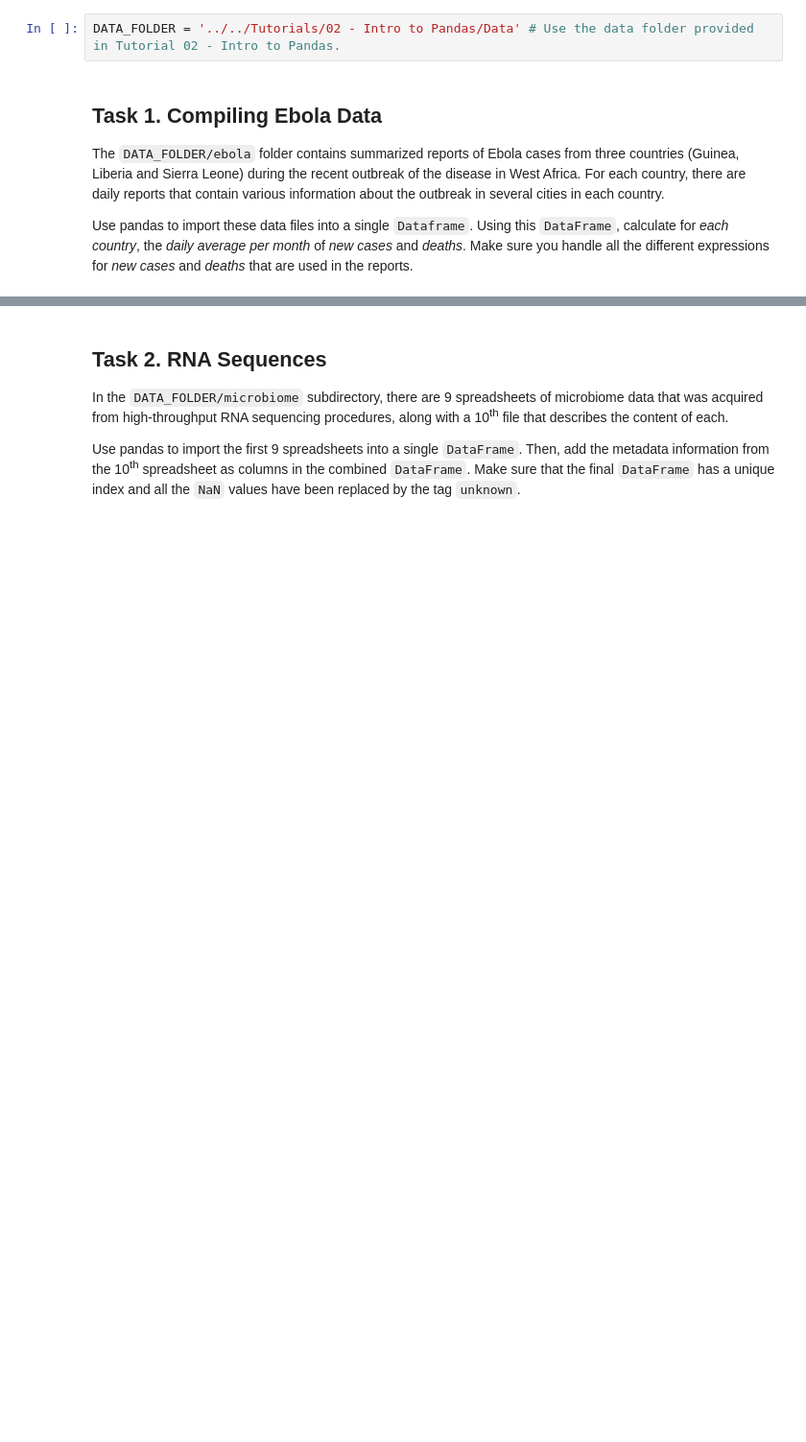
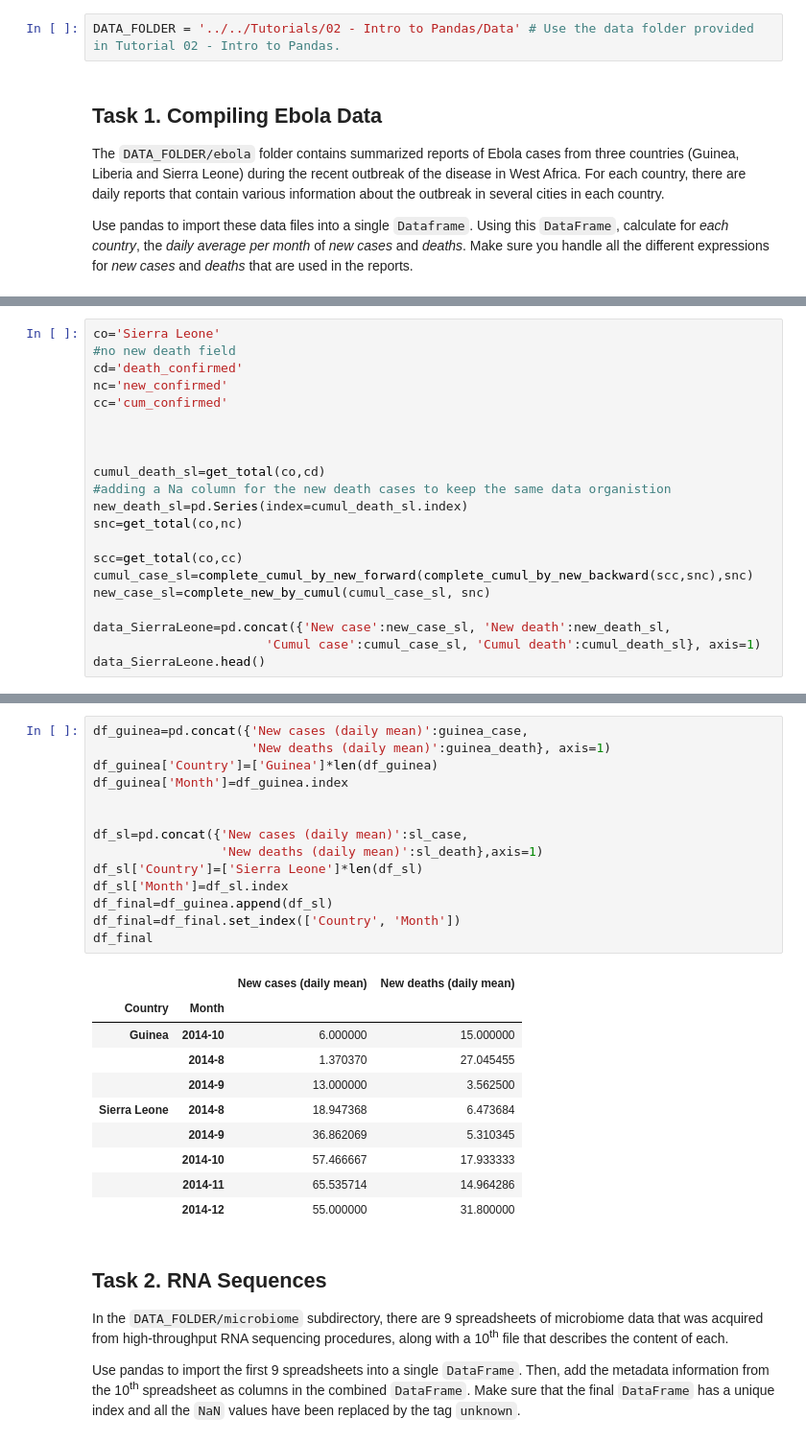
Before and after one commit to Polymere/ADA_Group, a Jupyter notebook: Homework/01 - Pandas and Data Wrangling/Homework 1.ipynb, the cells around one changed output, grey strips where cells are left out. Shown at 96% size. Saved outputs shown, nothing was run; the diff lists cells and outputs as text; blank space fills up the shorter version.

```diff
--- a/Homework/01 - Pandas and Data Wrangling/Homework 1.ipynb
+++ b/Homework/01 - Pandas and Data Wrangling/Homework 1.ipynb
@@ -165,0 +311,21 @@ data_cropped
+# %%
+co='Sierra Leone'
+#no new death field
+cd='death_confirmed'
+nc='new_confirmed'
+cc='cum_confirmed'
+
+
+
+cumul_death_sl=get_total(co,cd)
+#adding a Na column for the new death cases to keep the same data organistion
+new_death_sl=pd.Series(index=cumul_death_sl.index)
+snc=get_total(co,nc)
+
+scc=get_total(co,cc)
+cumul_case_sl=complete_cumul_by_new_forward(complete_cumul_by_new_backward(scc,snc),snc)
+new_case_sl=complete_new_by_cumul(cumul_case_sl, snc)
+
+data_SierraLeone=pd.concat({'New case':new_case_sl, 'New death':new_death_sl,
+                       'Cumul case':cumul_case_sl, 'Cumul death':cumul_death_sl}, axis=1)
+data_SierraLeone.head()
@@ -166,3 +401,28 @@ data_cropped
+# %%
+df_guinea=pd.concat({'New cases (daily mean)':guinea_case,
+                     'New deaths (daily mean)':guinea_death}, axis=1)
+df_guinea['Country']=['Guinea']*len(df_guinea)
+df_guinea['Month']=df_guinea.index
+
+
+df_sl=pd.concat({'New cases (daily mean)':sl_case,
+                 'New deaths (daily mean)':sl_death},axis=1)
+df_sl['Country']=['Sierra Leone']*len(df_sl)
+df_sl['Month']=df_sl.index
+df_final=df_guinea.append(df_sl)
+df_final=df_final.set_index(['Country', 'Month'])
+df_final
+# %% [output]
+|  |  | New cases (daily mean) | New deaths (daily mean) |
+| Country | Month |  |  |
+| Guinea | 2014-10 | 6.000000 | 15.000000 |
+|  | 2014-8 | 1.370370 | 27.045455 |
+|  | 2014-9 | 13.000000 | 3.562500 |
+| Sierra Leone | 2014-8 | 18.947368 | 6.473684 |
+|  | 2014-9 | 36.862069 | 5.310345 |
+|  | 2014-10 | 57.466667 | 17.933333 |
+|  | 2014-11 | 65.535714 | 14.964286 |
+|  | 2014-12 | 55.000000 | 31.800000 |
 # %% [markdown]
 ## Task 2. RNA Sequences
 
```
Also changed, not shown: parts of 21 cells of this notebook.
